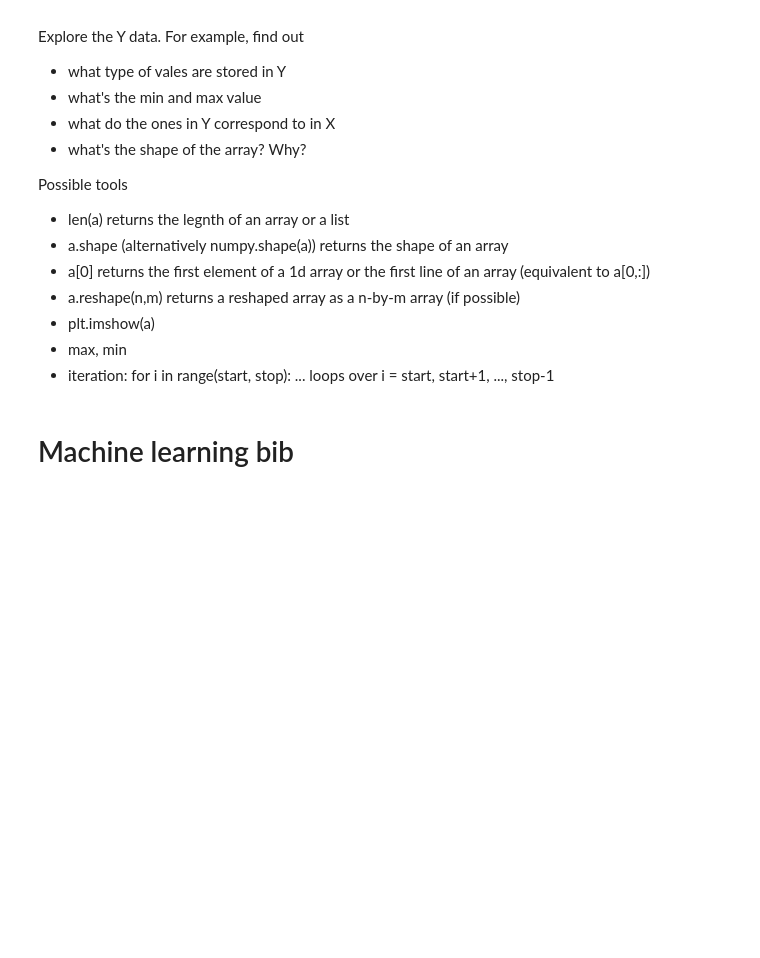
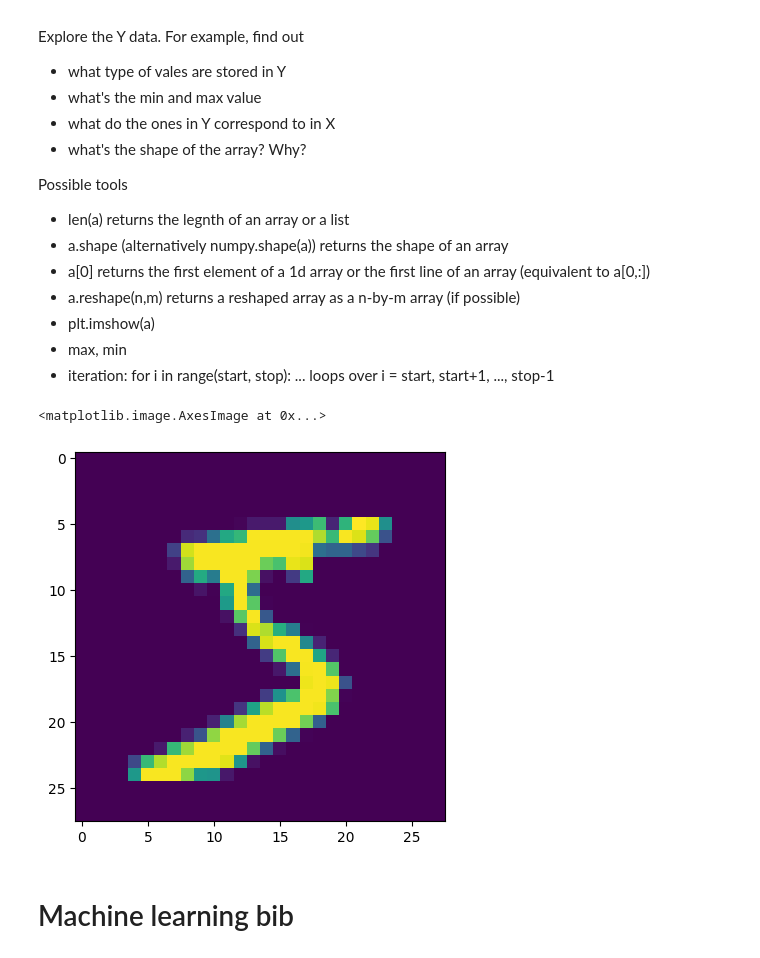
Before and after one commit to LennMesselken/Seminar-Ai, a Jupyter notebook: code/9 mnist data.ipynb, the cells around one changed output. Saved outputs shown, nothing was run; the diff lists cells and outputs as text; code cells hidden in the pictures; blank space fills up the shorter version.

```diff
--- a/code/9 mnist data.ipynb
+++ b/code/9 mnist data.ipynb
@@ -28,11 +29,11 @@ Load data
 # %%
 # load data
 
-X_train = prepend_bias(load_images('data/mnist/train-images-idx3-ubyte.gz'))
-X_test = prepend_bias(load_images('data/mnist/t10k-images-idx3-ubyte.gz'))
+X_train = prepend_bias(load_images('../data/train-images-idx3-ubyte.gz'))
+X_test = prepend_bias(load_images('../data/t10k-images-idx3-ubyte.gz'))
 
-Y_train = encode_fives(load_labels('data/mnist/train-labels-idx1-ubyte.gz'))
-Y_test = encode_fives(load_labels('data/mnist/t10k-labels-idx1-ubyte.gz'))
+Y_train = encode_fives(load_labels('../data/train-labels-idx1-ubyte.gz'))
+Y_test = encode_fives(load_labels('../data/t10k-labels-idx1-ubyte.gz'))
 # %% [markdown]
 # Explore the data
 
@@ -62,6 +63,13 @@ Possible tools
 - plt.imshow(a)
 - max, min
 - iteration: for i in range(start, stop): ... loops over i = start, start+1, ..., stop-1
+# %%
+X_train.shape
+test = X_train[0][1:].reshape(28,28)
+plt.imshow(test)
+# %% [output]
+<matplotlib.image.AxesImage at 0x...>
+[figure, added]
 # %% [markdown]
 # Machine learning bib
 # %%
```
Also changed, not shown: parts of 6 cells of this notebook.
